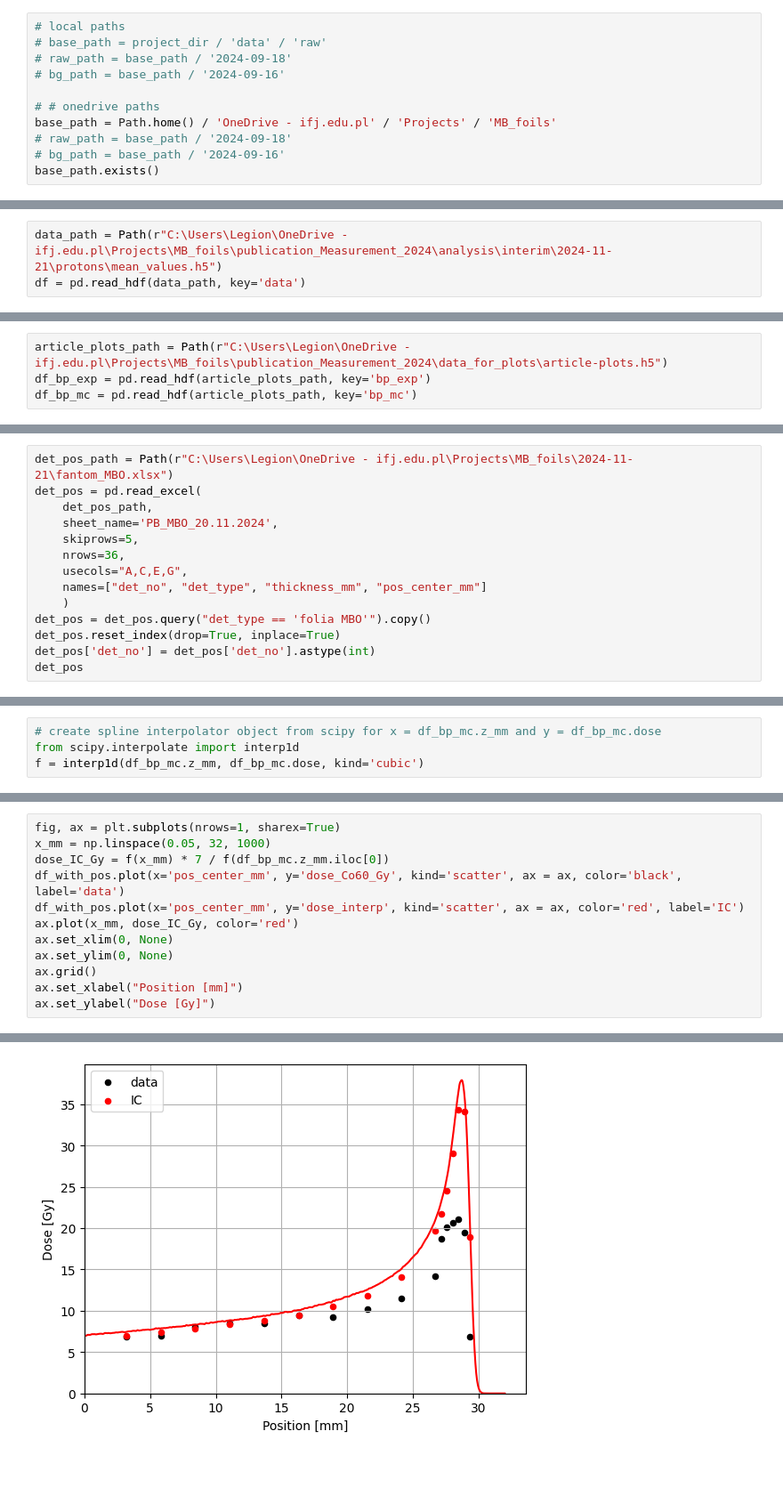
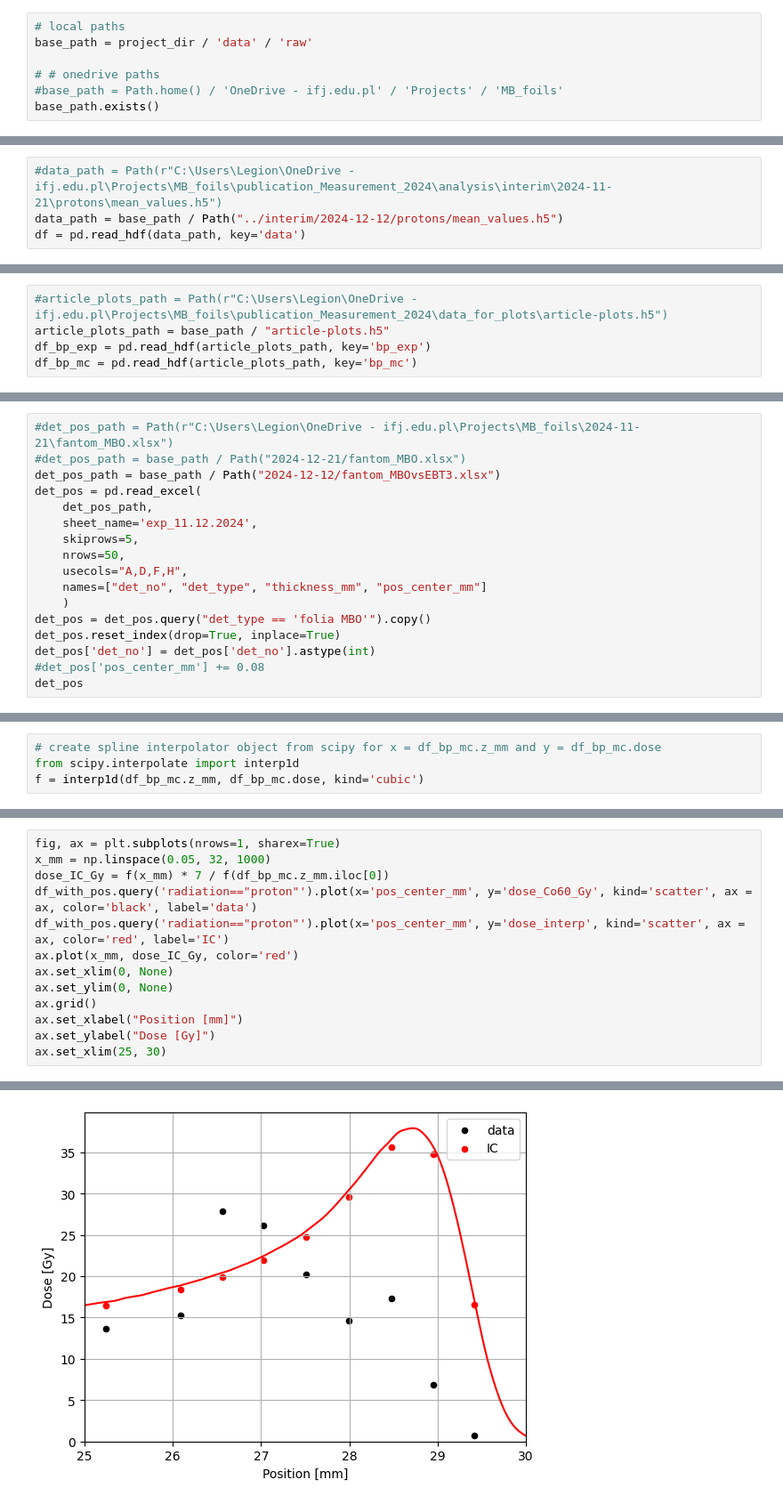
Before and after one commit to grzanka/osl_mb_foils, a Jupyter notebook: notebooks/pub_materials_2024/0.2-lg-mb-foils-efficiency.ipynb, the cells around one changed output, grey strips where cells are left out. Shown at 89% size. Saved outputs shown, nothing was run; the diff lists cells and outputs as text; blank space fills up the shorter version.

```diff
--- a/notebooks/pub_materials_2024/0.2-lg-mb-foils-efficiency.ipynb
+++ b/notebooks/pub_materials_2024/0.2-lg-mb-foils-efficiency.ipynb
@@ -22,19 +11,16 @@ from src.data.detector import find_circle_hough_method, img_for_circle_detection
 # Data structures
 # %%
 # local paths
-# base_path = project_dir / 'data' / 'raw'
-# raw_path = base_path / '2024-09-18'
-# bg_path = base_path / '2024-09-16'
+base_path = project_dir / 'data' / 'raw'
 
 # # onedrive paths
-base_path = Path.home() / 'OneDrive - ifj.edu.pl' / 'Projects' / 'MB_foils'
-# raw_path = base_path / '2024-09-18'
-# bg_path = base_path / '2024-09-16'
+#base_path = Path.home() / 'OneDrive - ifj.edu.pl' / 'Projects' / 'MB_foils'
 base_path.exists()
 # %% [output]
 True
 # %%
-data_path = Path(r"C:\Users\Legion\OneDrive - ifj.edu.pl\Projects\MB_foils\publication_Measurement_2024\analysis\interim\2024-11-21\protons\mean_values.h5")
+#data_path = Path(r"C:\Users\Legion\OneDrive - ifj.edu.pl\Projects\MB_foils\publication_Measurement_2024\analysis\interim\2024-11-21\protons\mean_values.h5")
+data_path = base_path / Path("../interim/2024-12-12/protons/mean_values.h5")
 df = pd.read_hdf(data_path, key='data')
 # %%
 df
@@ -84,7 +57,8 @@ df
 # %% [markdown]
 # Bragg peak data from dosimetry and MC
 # %%
-article_plots_path = Path(r"C:\Users\Legion\OneDrive - ifj.edu.pl\Projects\MB_foils\publication_Measurement_2024\data_for_plots\article-plots.h5")
+#article_plots_path = Path(r"C:\Users\Legion\OneDrive - ifj.edu.pl\Projects\MB_foils\publication_Measurement_2024\data_for_plots\article-plots.h5")
+article_plots_path = base_path / "article-plots.h5"
 df_bp_exp = pd.read_hdf(article_plots_path, key='bp_exp')
 df_bp_mc = pd.read_hdf(article_plots_path, key='bp_mc')
 # %%
@@ -100,18 +74,21 @@ ax.set_ylabel("Relative dose [a.u.]");
 # %% [markdown]
 # Detector positions
 # %%
-det_pos_path = Path(r"C:\Users\Legion\OneDrive - ifj.edu.pl\Projects\MB_foils\2024-11-21\fantom_MBO.xlsx")
+#det_pos_path = Path(r"C:\Users\Legion\OneDrive - ifj.edu.pl\Projects\MB_foils\2024-11-21\fantom_MBO.xlsx")
+#det_pos_path = base_path / Path("2024-12-21/fantom_MBO.xlsx")
+det_pos_path = base_path / Path("2024-12-12/fantom_MBOvsEBT3.xlsx")
 det_pos = pd.read_excel(
     det_pos_path,
-    sheet_name='PB_MBO_20.11.2024',
+    sheet_name='exp_11.12.2024',
     skiprows=5,
-    nrows=36,
-    usecols="A,C,E,G",
+    nrows=50,
+    usecols="A,D,F,H",
     names=["det_no", "det_type", "thickness_mm", "pos_center_mm"]
     )
 det_pos = det_pos.query("det_type == 'folia MBO'").copy()
 det_pos.reset_index(drop=True, inplace=True)
 det_pos['det_no'] = det_pos['det_no'].astype(int)
+#det_pos['pos_center_mm'] += 0.08
 det_pos
 # %% [output]
 |  | det_no | det_type | thickness_mm | pos_center_mm |
@@ -196,12 +173,13 @@ df_with_pos
 fig, ax = plt.subplots(nrows=1, sharex=True)
 x_mm = np.linspace(0.05, 32, 1000)
 dose_IC_Gy = f(x_mm) * 7 / f(df_bp_mc.z_mm.iloc[0])
-df_with_pos.plot(x='pos_center_mm', y='dose_Co60_Gy', kind='scatter', ax = ax, color='black', label='data')
-df_with_pos.plot(x='pos_center_mm', y='dose_interp', kind='scatter', ax = ax, color='red', label='IC')
+df_with_pos.query('radiation=="proton"').plot(x='pos_center_mm', y='dose_Co60_Gy', kind='scatter', ax = ax, color='black', label='data')
+df_with_pos.query('radiation=="proton"').plot(x='pos_center_mm', y='dose_interp', kind='scatter', ax = ax, color='red', label='IC')
 ax.plot(x_mm, dose_IC_Gy, color='red')
 ax.set_xlim(0, None)
 ax.set_ylim(0, None)
 ax.grid()
 ax.set_xlabel("Position [mm]")
 ax.set_ylabel("Dose [Gy]")
+ax.set_xlim(25, 30)
 # %% [output]
@@ -209 +187 @@ Text(0, 0.5, 'Dose [Gy]')
-[figure, old version]
+[figure, new version]
```
Also changed, not shown: parts of 15 cells of this notebook.
